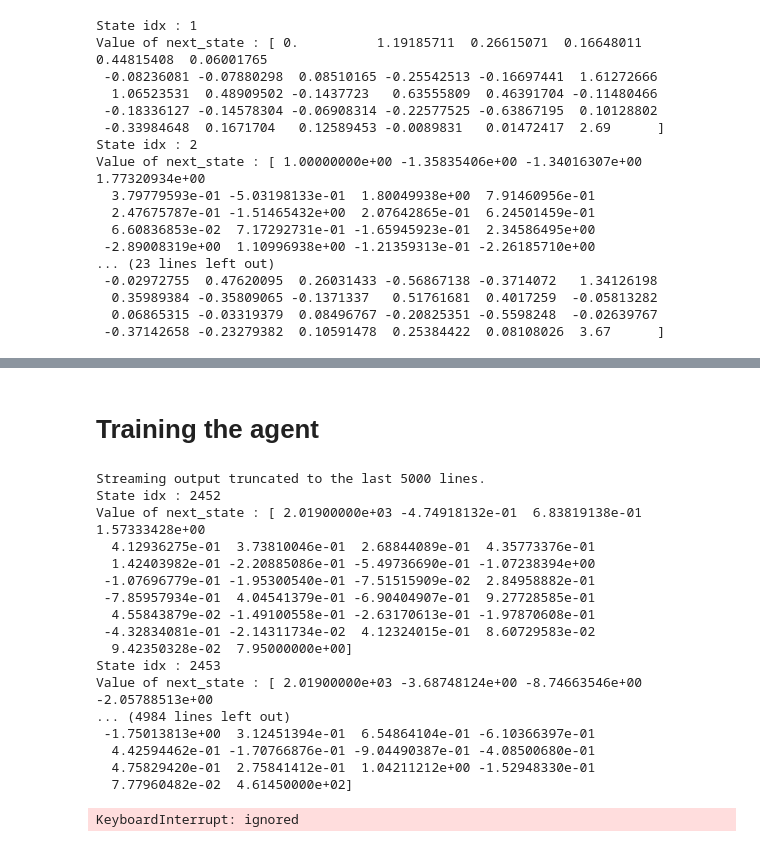
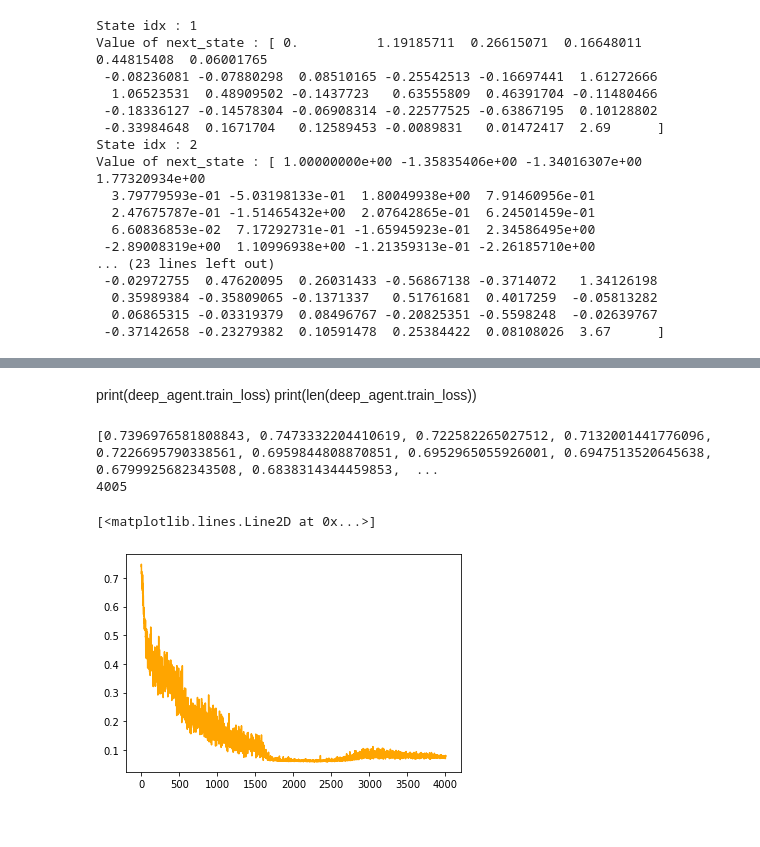
Before and after one commit to purvasingh96/Deep-Reinforcement-Learning, a Jupyter notebook: 4. Deep Q Networks/Credit_Card_Fraud_Detection_via_DQNs.ipynb, the cells around one changed output, grey strips where cells are left out. Cells and saved outputs as stored; diff of their text form; code cells hidden in the pictures.

```diff
--- a/4. Deep Q Networks/Credit_Card_Fraud_Detection_via_DQNs.ipynb
+++ b/4. Deep Q Networks/Credit_Card_Fraud_Detection_via_DQNs.ipynb
@@ -191,5 +150,4 @@ class DQN(nn.Module):
 # %%
-import numpy as np
 import random
 from collections import namedtuple, deque
 
@@ -198,7 +156,7 @@ import torch.nn.functional as F
 import torch.optim as optim
 
 BUFFER_SIZE = int(1e5)  #replay buffer size
-BATCH_SIZE = 1         # minibatch size
+BATCH_SIZE = 64         # minibatch size
 GAMMA = 0.99            # discount factor
 TAU = 1e-3              # for soft update of target parameters
 LR = 5e-4               # learning rate
@@ -244,12 +202,12 @@ class Agent():
     self.qnet_local.train()
 
     if random.random() < 0.8:
-      #print('Predicted action based on QNetwork : ', action_values)
+      print('Predicted action based on QNetwork : ', action_values)
       return action_values.cpu()
     else:
       random_action = random.choices(np.arange(self.action_size), k=BATCH_SIZE)
-      #print('Chosing  random actions for the batch : ', random_action)
-      return random_action
+      print('Chosing  random actions for the batch : ', random_action)
+      return torch.DoubleTensor(random_action)
 
   def learn(self, experiences, gamma):
     #print('Started learning')
@@ -269,7 +227,7 @@ class Agent():
     labels = 0 + (gamma * labels_next)
     predicted_targets = self.qnet_local(states).gather(1, actions.long())
 
-    print("Predicted targets : {}, labels : {}".format(predicted_targets, labels))
+    #print("Predicted targets : {}, labels : {}".format(predicted_targets, labels))
 
     loss = criterion(predicted_targets, labels).to(device)
     print("===========================Training loss ============================")
@@ -326,8 +283,6 @@ class ReplayBuffer():
 
   def __len__(self):
       return len(self.memory)
-# %% [markdown]
-# Training the agent
 # %%
 X_train, X_test, Y_train, Y_test = train_test_split(X, y, test_size=0.1, random_state=1)
 
@@ -339,45 +294,53 @@ train_loader = data_utils.DataLoader(train, batch_size=BATCH_SIZE, shuffle=True)
 # %%
 # check reward strategy once
 # add probability to epsilon_greedy
+import json
 deep_agent = Agent(action_size=2, seed=0)
 num_episodes = 1
 max_t = 1000
 state = 0
 env.state_idx = 0
 
+true_positive = []
+true_negative = []
+
+false_positive = []
+false_negative = []
+
+TPR = []
+FPR = []
+
 current_state = df.iloc[0, :-1].values
 
-for i in range(num_episodes):
+for i in range(1):
   #print("==========================EPOCH {} COMPLETED===================".format(i))
+
   print('Current state : ', i)
   score = 0
   for state_idx, data in enumerate(train_loader, 0):
     inputs, labels = data
     action = deep_agent.epsilon_greedy_action(inputs)
-    #print('action taken : ', action)
-    next_state, reward, done, _ = env.step(action)
-    #print('Next state dtype ; ', next_state.dtype)
-    #print('Next state ', next_state)
-    deep_agent.step(current_state, action, reward, next_state, done)
-    current_state = next_state
-    #state = next_state
-    #score += reward
+    for a in action:
+      #print('action taken : ', action)
+      next_state, reward, done, info = env.step(a)
+      #print('Next state dtype ; ', next_state.dtype)
+      #print('Next state ', next_state)
+      deep_agent.step(current_state, a, reward, next_state, done)
+      current_state = next_state
+      #state = next_state
+      #score += reward
+      roc_info = json.loads(info)
-# %% [output]
-Streaming output truncated to the last 5000 lines.
-State idx : 2452
-Value of next_state : [ 2.01900000e+03 -4.74918132e-01  6.83819138e-01  1.57333428e+00
-  4.12936275e-01  3.73810046e-01  2.68844089e-01  4.35773376e-01
-  1.42403982e-01 -2.20885086e-01 -5.49736690e-01 -1.07238394e+00
- -1.07696779e-01 -1.95300540e-01 -7.51515909e-02  2.84958882e-01
- -7.85957934e-01  4.04541379e-01 -6.90404907e-01  9.27728585e-01
-  4.55843879e-02 -1.49100558e-01 -2.63170613e-01 -1.97870608e-01
- -4.32834081e-01 -2.14311734e-02  4.12324015e-01  8.60729583e-02
-  9.42350328e-02  7.95000000e+00]
-State idx : 2453
-Value of next_state : [ 2.01900000e+03 -3.68748124e+00 -8.74663546e+00 -2.05788513e+00
-... (4984 lines left out)
- -1.75013813e+00  3.12451394e-01  6.54864104e-01 -6.10366397e-01
-  4.42594462e-01 -1.70766876e-01 -9.04490387e-01 -4.08500680e-01
-  4.75829420e-01  2.75841412e-01  1.04211212e+00 -1.52948330e-01
-  7.77960482e-02  4.61450000e+02]
-KeyboardInterrupt: ignored
+# %% [markdown]
+print(deep_agent.train_loss)
+print(len(deep_agent.train_loss))
+# %%
+print(deep_agent.train_loss)
+print(len(deep_agent.train_loss))
+# %% [output]
+[0.7396976581808843, 0.7473332204410619, 0.722582265027512, 0.7132001441776096, 0.7226695790338561, 0.6959844808870851, 0.6952965055926001, 0.6947513520645638, 0.6799925682343508, 0.6838314344459853,  ...
+4005
+# %%
+plt.plot(range(4005), deep_agent.train_loss, color='orange')
+# %% [output]
+[<matplotlib.lines.Line2D at 0x...>]
+[figure, added]
```
Also changed, not shown: parts of 24 cells of this notebook.
